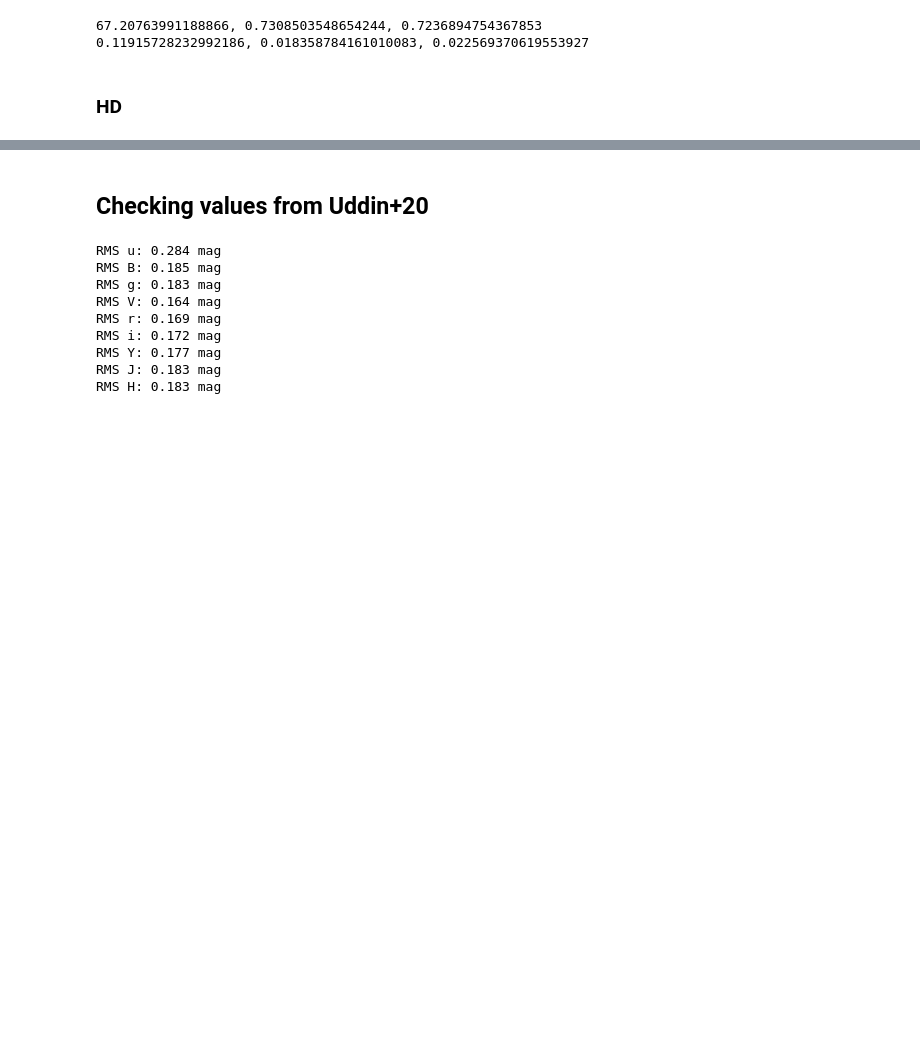
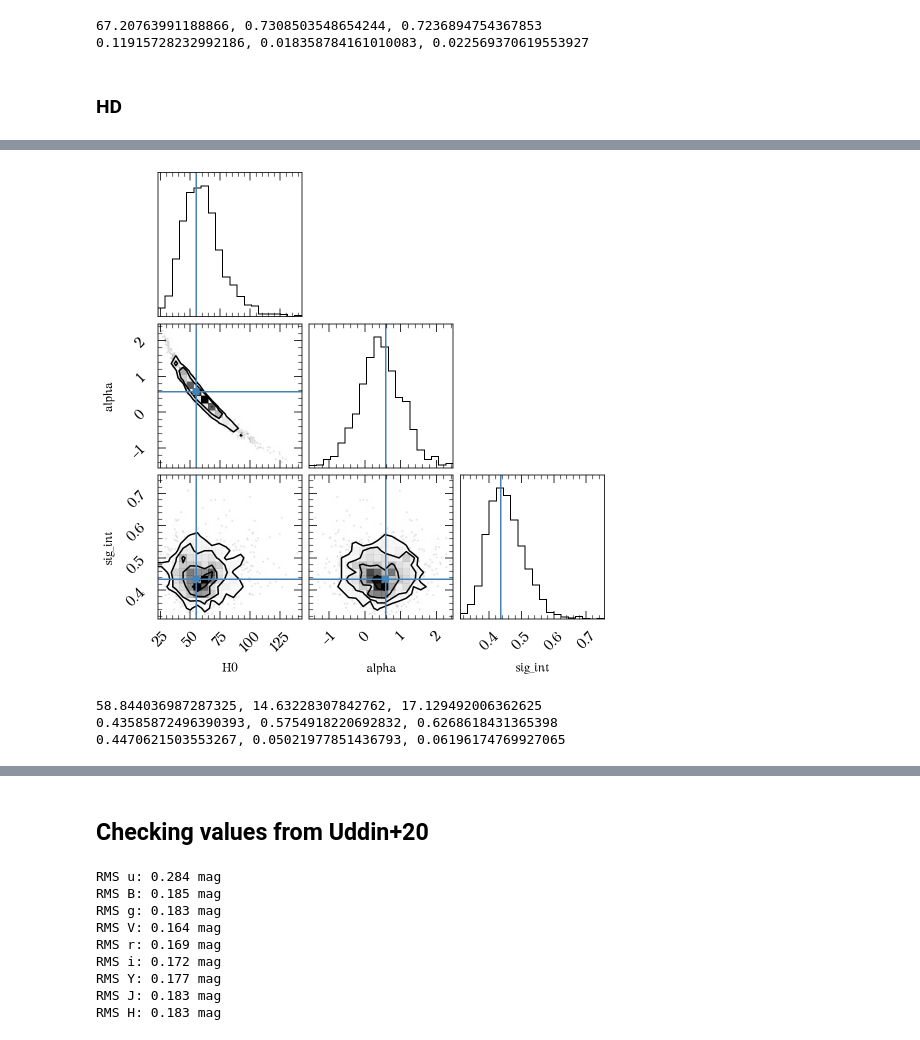
Before and after one commit to HOSTFLOWS/flows_sims, a Jupyter notebook: 4.hubble_diagram.ipynb, the cells around one changed output, grey strips where cells are left out. Drawn from its saved outputs; the diff is of its cells as text; code cells hidden in the pictures; blank space fills up the shorter version.

```diff
--- a/4.hubble_diagram.ipynb
+++ b/4.hubble_diagram.ipynb
@@ -768,0 +910,22 @@ Ref scatter = 0.149, Sims scatter = 0.147
+# %%
+flat_samples = sampler.get_chain(discard=200, thin=15, flat=True)
+
+fig = corner.corner(flat_samples, labels=labels,
+                    truths=soln.x
+                   );
+# %% [output]
+[figure, added]
+# %%
+params_dict = {'H0':None,
+               'alpha':None,
+              'sig_int':None}
+
+for i, param in zip(range(ndim), params_dict.keys()):
+    mcmc = np.percentile(flat_samples[:, i], [16, 50, 84])
+    q = np.diff(mcmc)
+    print(f'{mcmc[1]}, {q[0]}, {q[1]}')
+    params_dict[param] = mcmc[1]
+# %% [output]
+58.844036987287325, 14.63228307842762, 17.129492006362625
+0.43585872496390393, 0.5754918220692832, 0.6268618431365398
+0.4470621503553267, 0.05021977851436793, 0.06196174769927065
```
Also changed, not shown: parts of 18 cells of this notebook, 45 other files.
